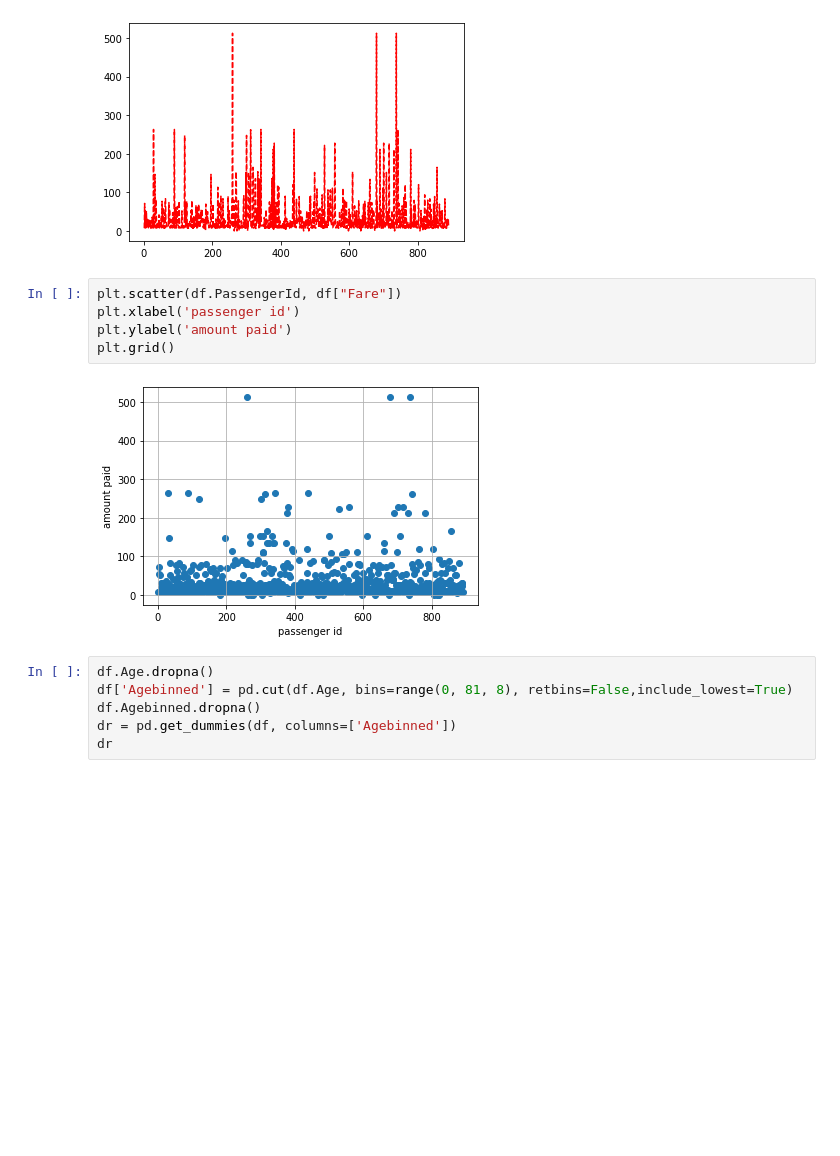
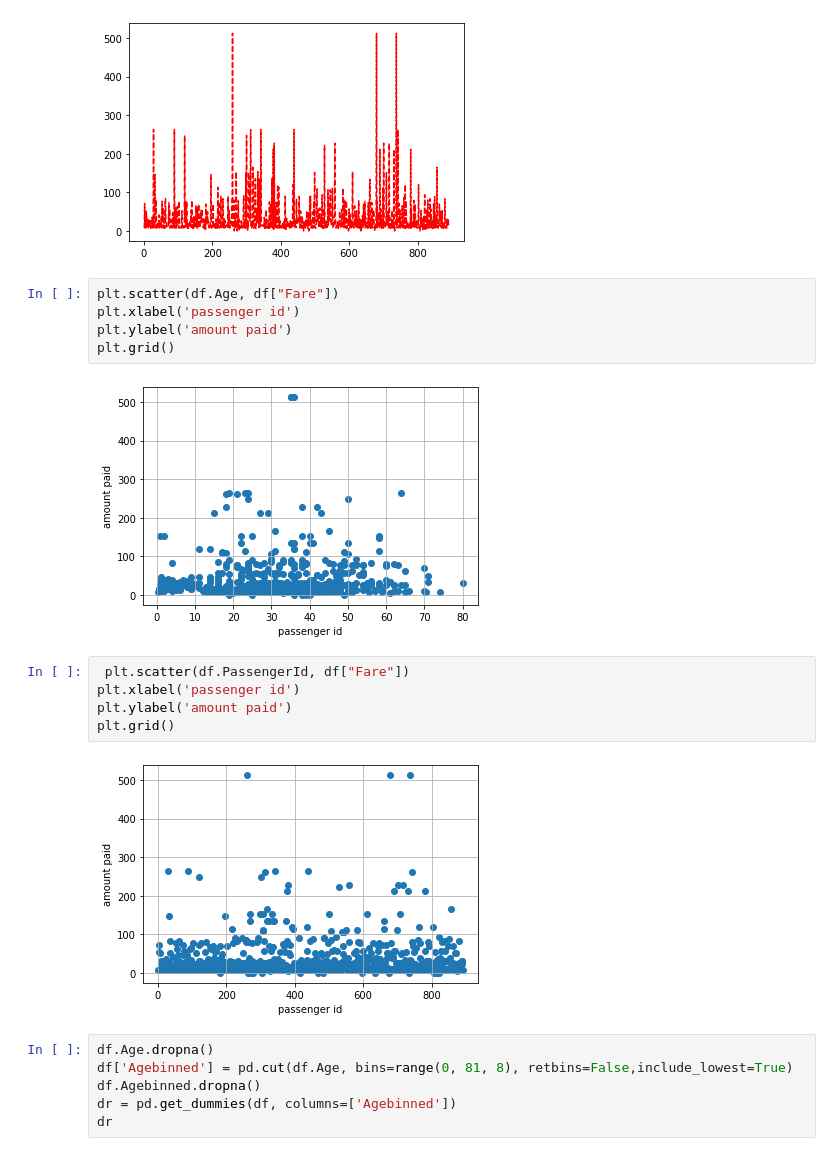
Before and after one commit to Garyschwartz617/DI_Bootcamp, a Jupyter notebook: Week7/Day2/exercise.ipynb, the cells around one changed output. Drawn from its saved outputs; the diff is of its cells as text; blank space fills up the shorter version.

```diff
--- a/Week7/Day2/exercise.ipynb
+++ b/Week7/Day2/exercise.ipynb
@@ -121,8 +121,15 @@ plt.plot(df.PassengerId, df["Fare"], "r--")
 plt.show()
 # %% [output]
 [figure]
+# %%
+plt.scatter(df.Age, df["Fare"])
+plt.xlabel('passenger id')
+plt.ylabel('amount paid')
+plt.grid()
+# %% [output]
+[figure, added]
 # %%
-plt.scatter(df.PassengerId, df["Fare"])
+ plt.scatter(df.PassengerId, df["Fare"])
 plt.xlabel('passenger id')
 plt.ylabel('amount paid')
 plt.grid()
```
Also changed, not shown: 4 other files.
